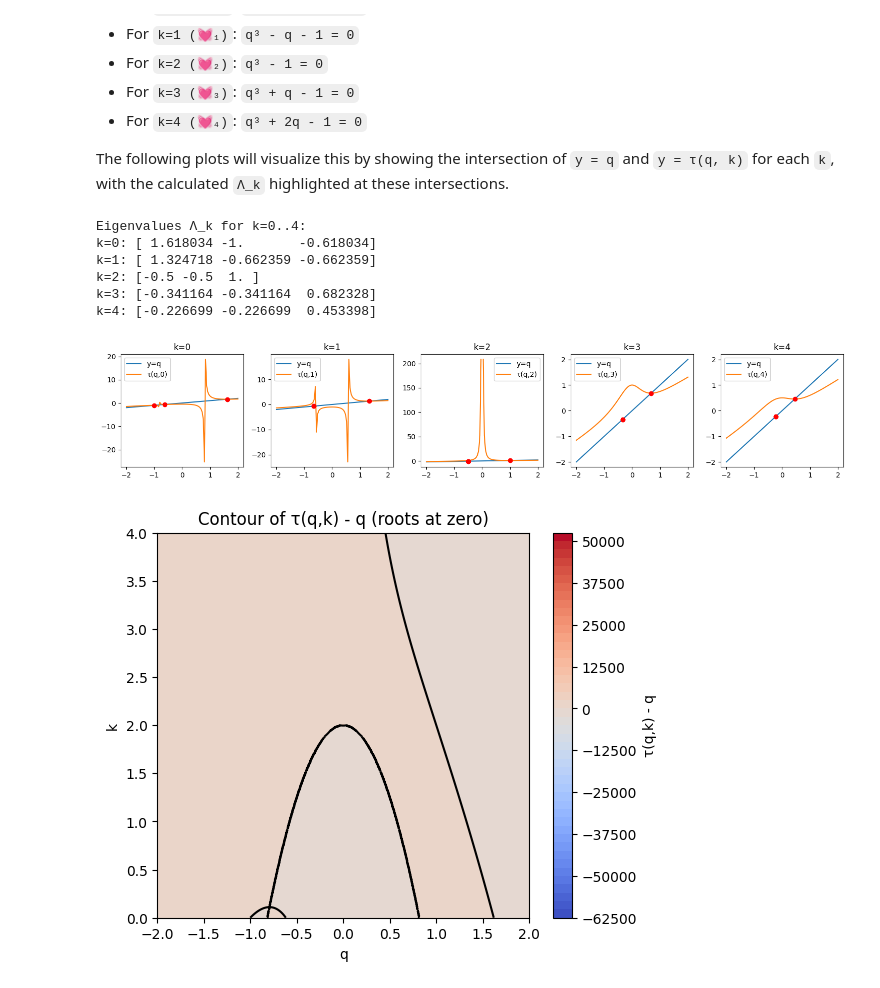
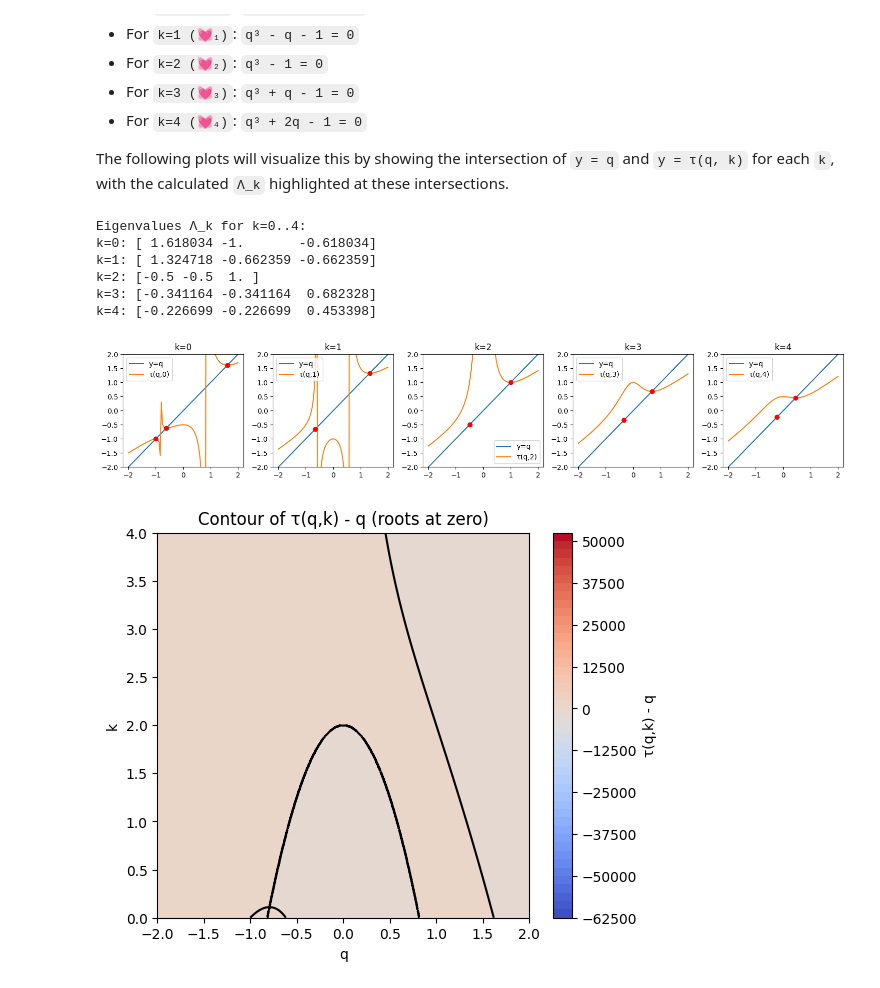
Before and after one commit to anthonyrisinger/riprompt, a Jupyter notebook: riprompt.ipynb, the cells around one changed output. Saved outputs shown, nothing was run; the diff lists cells and outputs as text; code cells hidden in the pictures.

Commit message:
set_ylim

```diff
--- a/riprompt.ipynb
+++ b/riprompt.ipynb
@@ -43,31 +43,32 @@ The following plots will visualize this by showing the intersection of `y = q` a
 # %%
 ks = np.arange(5)
 roots = {k: np.roots([1, 0, k-2, -1]).real for k in ks}
 
 print("Eigenvalues Λ_k for k=0..4:")
 for k, r in roots.items():
     print(f"k={k}: {np.round(r,6)}")
 
 q_vals = np.linspace(-2, 2, 101)
 fig, axes = plt.subplots(1, 5, figsize=(15,3))
 for i, k in enumerate(ks):
     ax = axes[i]
+    ax.set_ylim(-2, 2)
     ax.plot(q_vals, q_vals, label='y=q')
     ax.plot(q_vals, τ(q_vals, k), label=f'τ(q,{k})')
     for root in roots[k]:
         ax.plot(root, root, 'ro')
     ax.set_title(f'k={k}')
     ax.legend()
 plt.tight_layout()
 plt.show()
 # %% [output]
 Eigenvalues Λ_k for k=0..4:
 k=0: [ 1.618034 -1.       -0.618034]
 k=1: [ 1.324718 -0.662359 -0.662359]
 k=2: [-0.5 -0.5  1. ]
 k=3: [-0.341164 -0.341164  0.682328]
 k=4: [-0.226699 -0.226699  0.453398]
-[figure, old version]
+[figure, new version]
 # %%
 q = np.linspace(-2, 2, 1001)
 k = np.linspace(0, 4, 1001)
```
